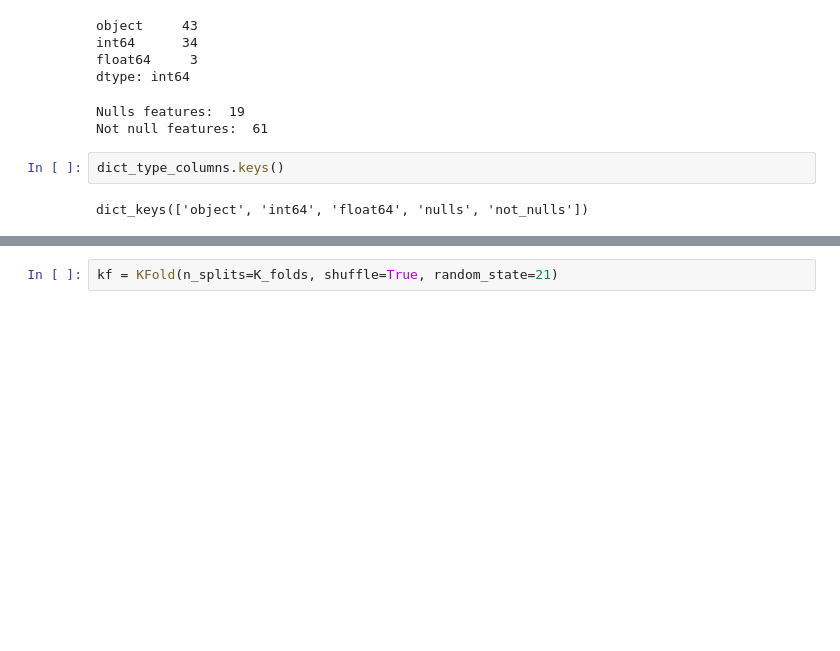
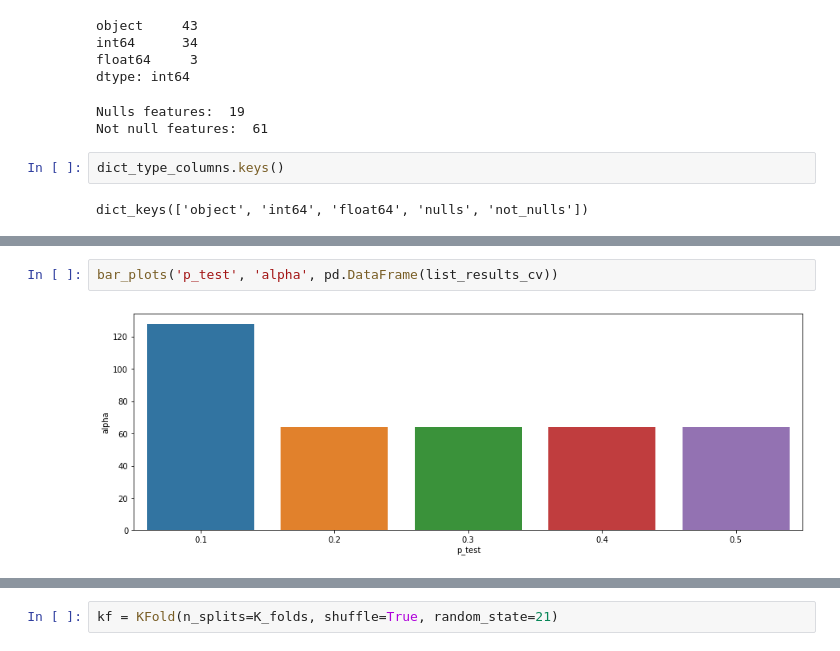
Before and after one commit to jroccal/machine_learning_fundamentals, a Jupyter notebook: notebooks/cross-validation.ipynb, the cells around one changed output, grey strips where cells are left out. Drawn from its saved outputs; the diff is of its cells as text; blank space fills up the shorter version.

```diff
--- a/notebooks/cross-validation.ipynb
+++ b/notebooks/cross-validation.ipynb
@@ -305,0 +341,4 @@ print(1.16636811e+09)
+# %%
+bar_plots('p_test', 'alpha', pd.DataFrame(list_results_cv))
+# %% [output]
+[figure, added]
```
Also changed, not shown: parts of 82 cells of this notebook.
